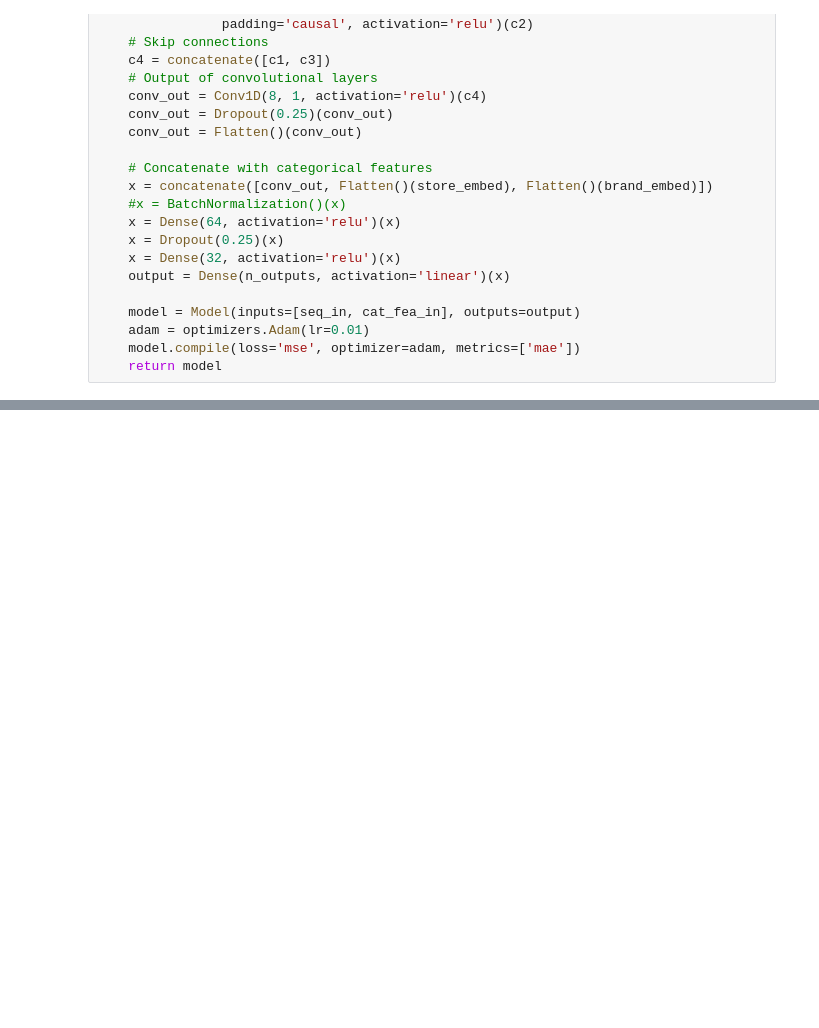
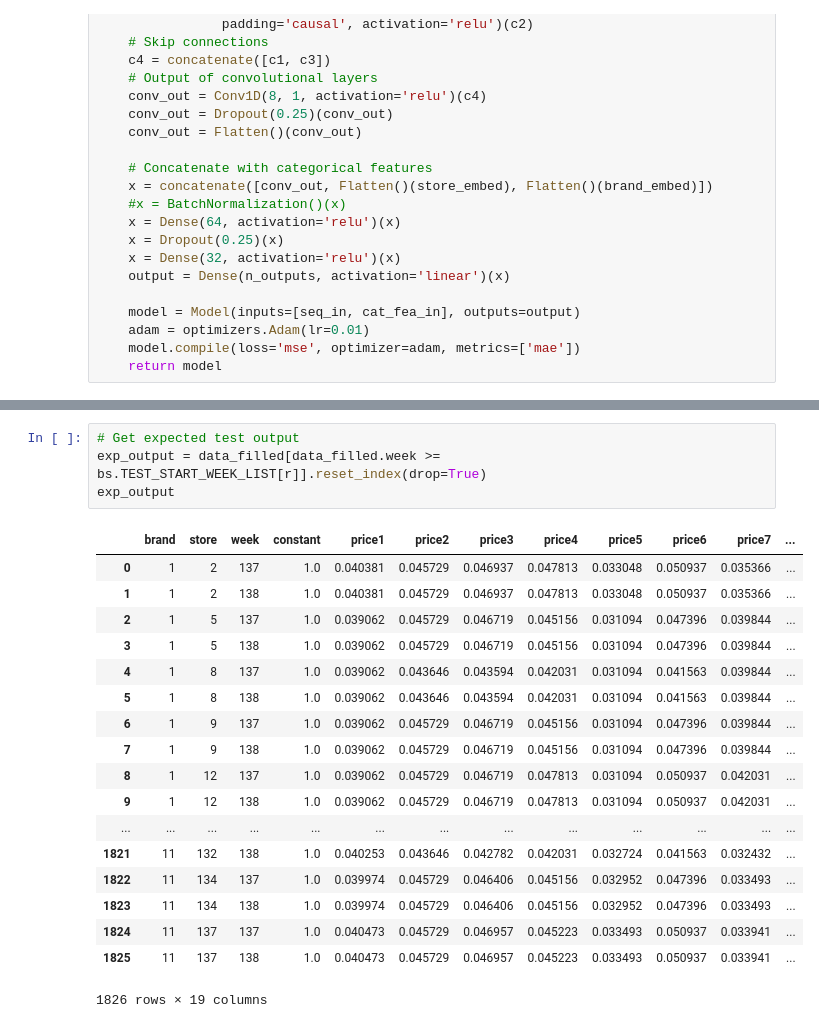
Before and after one commit to sdonohoo/forecasting, a Jupyter notebook: retail_sales/OrangeJuice_Pt_3Weeks_Weekly/submissions/DilatedCNN/train_score.ipynb, the cells around one changed output, grey strips where cells are left out. Saved outputs shown, nothing was run; the diff lists cells and outputs as text; blank space fills up the shorter version.

```diff
--- a/retail_sales/OrangeJuice_Pt_3Weeks_Weekly/submissions/DilatedCNN/train_score.ipynb
+++ b/retail_sales/OrangeJuice_Pt_3Weeks_Weekly/submissions/DilatedCNN/train_score.ipynb
@@ -372,0 +362,23 @@ model = multi_gpu_model(model)
+# %%
+# Get expected test output
+exp_output = data_filled[data_filled.week >= bs.TEST_START_WEEK_LIST[r]].reset_index(drop=True)
+exp_output
+# %% [output]
+|  | brand | store | week | constant | price1 | price2 | price3 | price4 | price5 | price6 | price7 | ... |
+| 0 | 1 | 2 | 137 | 1.0 | 0.040381 | 0.045729 | 0.046937 | 0.047813 | 0.033048 | 0.050937 | 0.035366 | ... |
+| 1 | 1 | 2 | 138 | 1.0 | 0.040381 | 0.045729 | 0.046937 | 0.047813 | 0.033048 | 0.050937 | 0.035366 | ... |
+| 2 | 1 | 5 | 137 | 1.0 | 0.039062 | 0.045729 | 0.046719 | 0.045156 | 0.031094 | 0.047396 | 0.039844 | ... |
+| 3 | 1 | 5 | 138 | 1.0 | 0.039062 | 0.045729 | 0.046719 | 0.045156 | 0.031094 | 0.047396 | 0.039844 | ... |
+| 4 | 1 | 8 | 137 | 1.0 | 0.039062 | 0.043646 | 0.043594 | 0.042031 | 0.031094 | 0.041563 | 0.039844 | ... |
+| 5 | 1 | 8 | 138 | 1.0 | 0.039062 | 0.043646 | 0.043594 | 0.042031 | 0.031094 | 0.041563 | 0.039844 | ... |
+| 6 | 1 | 9 | 137 | 1.0 | 0.039062 | 0.045729 | 0.046719 | 0.045156 | 0.031094 | 0.047396 | 0.039844 | ... |
+| 7 | 1 | 9 | 138 | 1.0 | 0.039062 | 0.045729 | 0.046719 | 0.045156 | 0.031094 | 0.047396 | 0.039844 | ... |
+| 8 | 1 | 12 | 137 | 1.0 | 0.039062 | 0.045729 | 0.046719 | 0.047813 | 0.031094 | 0.050937 | 0.042031 | ... |
+| 9 | 1 | 12 | 138 | 1.0 | 0.039062 | 0.045729 | 0.046719 | 0.047813 | 0.031094 | 0.050937 | 0.042031 | ... |
+| ... | ... | ... | ... | ... | ... | ... | ... | ... | ... | ... | ... | ... |
+| 1821 | 11 | 132 | 138 | 1.0 | 0.040253 | 0.043646 | 0.042782 | 0.042031 | 0.032724 | 0.041563 | 0.032432 | ... |
+| 1822 | 11 | 134 | 137 | 1.0 | 0.039974 | 0.045729 | 0.046406 | 0.045156 | 0.032952 | 0.047396 | 0.033493 | ... |
+| 1823 | 11 | 134 | 138 | 1.0 | 0.039974 | 0.045729 | 0.046406 | 0.045156 | 0.032952 | 0.047396 | 0.033493 | ... |
+| 1824 | 11 | 137 | 137 | 1.0 | 0.040473 | 0.045729 | 0.046957 | 0.045223 | 0.033493 | 0.050937 | 0.033941 | ... |
+| 1825 | 11 | 137 | 138 | 1.0 | 0.040473 | 0.045729 | 0.046957 | 0.045223 | 0.033493 | 0.050937 | 0.033941 | ... |
+1826 rows × 19 columns
```
Also changed, not shown: parts of 32 cells of this notebook.
